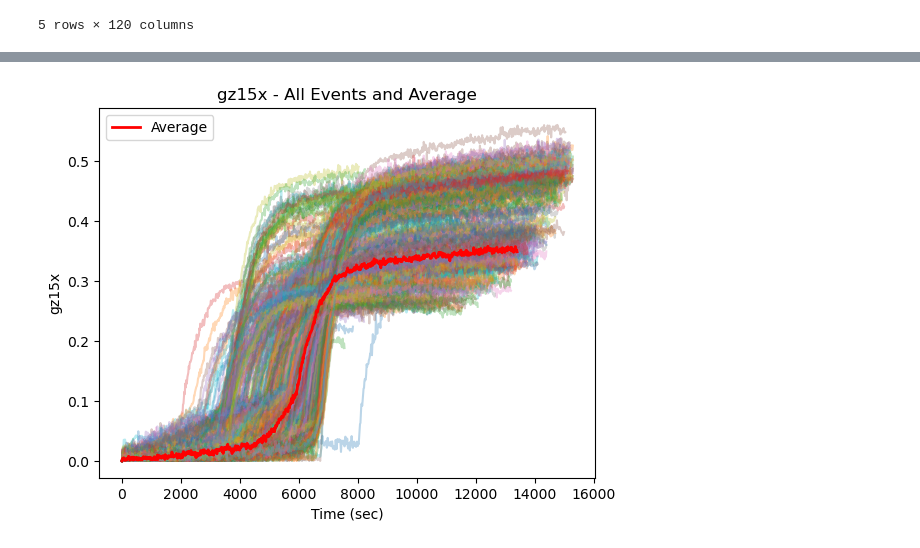
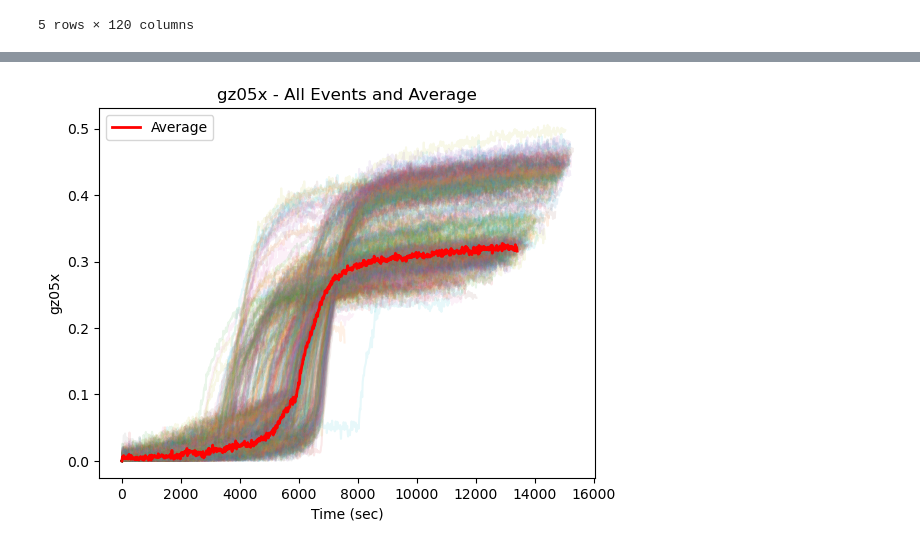
Before and after one commit to MinesGlaciology/whillans-surf, a Jupyter notebook: notebooks/SURF/station_averages.ipynb, the cells around one changed output, grey strips where cells are left out. Drawn from its saved outputs; the diff is of its cells as text; code cells hidden in the pictures.

```diff
--- a/notebooks/SURF/station_averages.ipynb
+++ b/notebooks/SURF/station_averages.ipynb
@@ -49,5 +52,5 @@ df_features[9].head(40)
 # %%
-columns = [ "pre-slip_area", "slip_severity", "peak_time", "total_delta"]
+columns = [ "pre-slip_area", "slip_severity", "peak_time", "total_delta", "start_time"]
 
 LA_stations = [pd.DataFrame(columns=columns) for _ in range(18)]
 GZ_stations = [pd.DataFrame(columns=columns) for _ in range(20)]
@@ -63,13 +66,13 @@ for i, event in enumerate(df_features):
             stationNumber = int(stationNumber)
 
         if stationTicker == 'la':
-            LA_stations[stationNumber].loc[len(LA_stations[stationNumber])] = row.iloc[1:].astype(float)
+            LA_stations[stationNumber].loc[len(LA_stations[stationNumber])] = row.iloc[1:4].astype(float)
 
         elif stationTicker =='gz':
-            GZ_stations[stationNumber].loc[len(GZ_stations[stationNumber])]= row.iloc[1:].astype(float)
+            GZ_stations[stationNumber].loc[len(GZ_stations[stationNumber])]= row.iloc[1:4].astype(float)
 
         elif stationTicker =='mg':
-            MG_stations[stationNumber].loc[len(MG_stations[stationNumber])] = row.iloc[1:].astype(float)
+            MG_stations[stationNumber].loc[len(MG_stations[stationNumber])] = row.iloc[1:4].astype(float)
 # %%
 LA_stations[1] # only la stations operated in 2013 (view StationUptime.png)
 # %% [output]
@@ -190,4 +152,4 @@ plot_station(events_list, 'la04x')
 # %%
-plot_station(events_list, 'gz15x')
+plot_station(events_list, 'gz05x')
 # %% [output]
-[figure, old version]
+[figure, new version]
```
Also changed, not shown: parts of 7 cells of this notebook, 13 other files.
